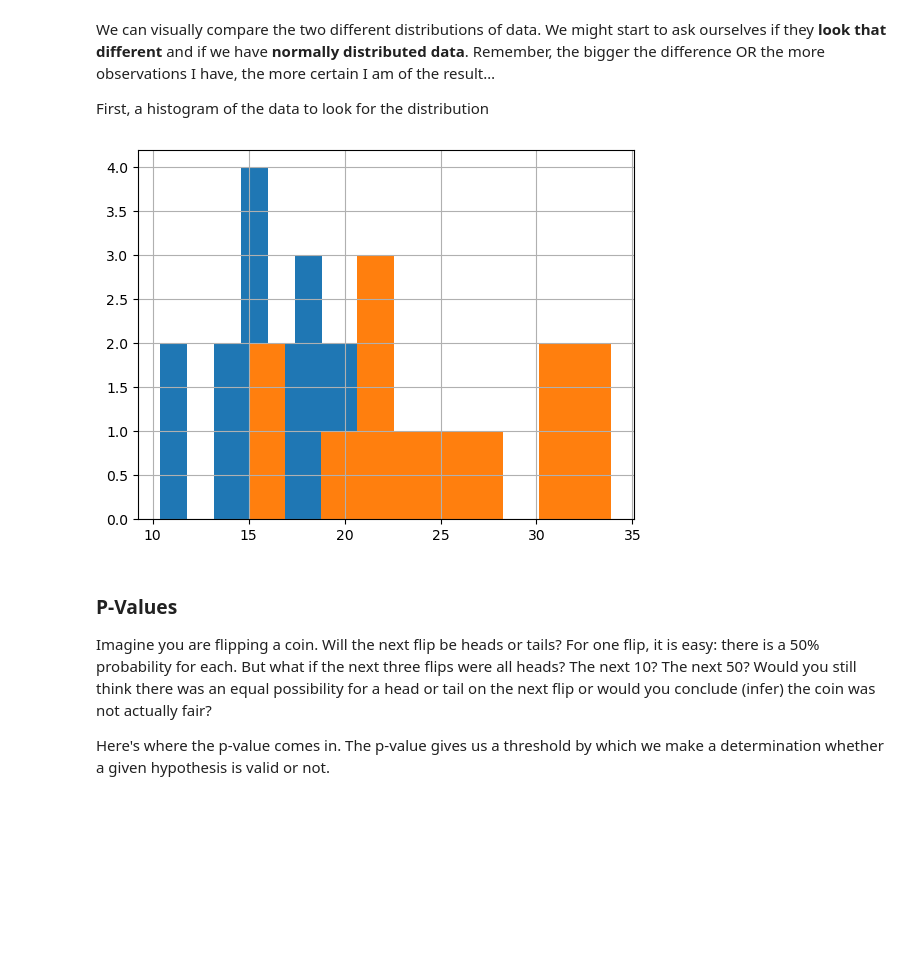
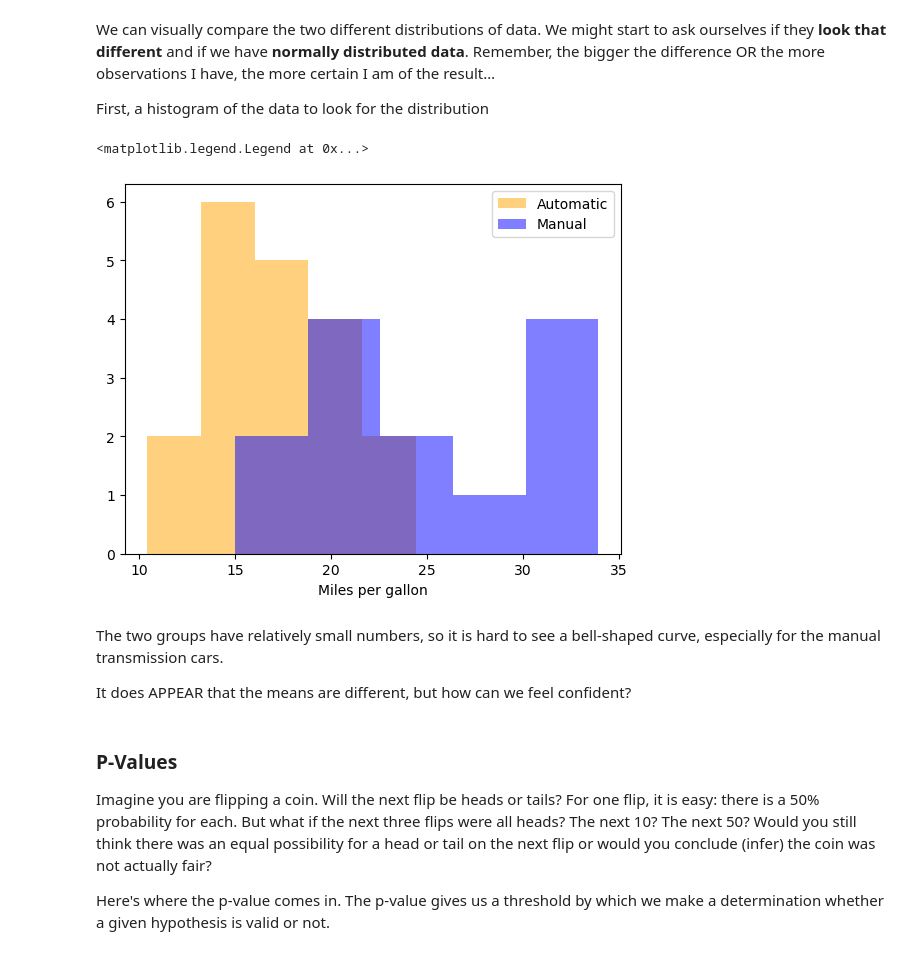
Before and after one commit to drchase55/NNU_nih_python_jrc, a Jupyter notebook: Module_2/Submodule_2_Tutorial4_InferentialStatistics.ipynb, the cells around one changed output. Cells and saved outputs as stored; diff of their text form; code cells hidden in the pictures; blank space fills up the shorter version.

```diff
--- a/Module_2/Submodule_2_Tutorial4_InferentialStatistics.ipynb
+++ b/Module_2/Submodule_2_Tutorial4_InferentialStatistics.ipynb
@@ -86,6 +98,7 @@ We can first investigate the data on the 32 cars in the mtcars dataset.
 # %%
 ## Comparing Two Distributions
-result= mtcars.groupby("Transmission")["mpg"].agg(["mean", "std"])
+mtcars_group=mtcars.groupby("Transmission")
+result=mtcars_group["mpg"].agg(["mean","std"])
 print(result)
 sns.boxplot(x="Transmission", y="mpg", data=mtcars);
 sns.stripplot(x="Transmission", y="mpg", data=mtcars, color="orange", alpha=0.6, jitter=True);
@@ -147,9 +143,19 @@ Remember, the bigger the difference OR the more observations I have, the more ce
 First, a histogram of the data to look for the distribution
 # %%
 ## Compare MPGs across groups
-mtcars_group.mpg.hist();
+#mtcars_group.mpg.hist();
+colors = {"Manual": "blue", "Automatic": "orange"}  # Define colors for groups
+for name, group in mtcars_group:
+    plt.hist(group["mpg"], bins=5, alpha=0.5, label=name, color=colors[name])
+plt.xlabel("Miles per gallon")
+plt.legend()
 # %% [output]
+<matplotlib.legend.Legend at 0x...>
-[figure, old version]
+[figure, new version]
+# %% [markdown]
+The two groups have relatively small numbers, so it is hard to see a bell-shaped curve, especially for the manual transmission cars.
+
+It does APPEAR that the means are different, but how can we feel confident?
 # %% [markdown]
 ### P-Values
 
```
Also changed, not shown: parts of 76 cells of this notebook, 5 other files.
